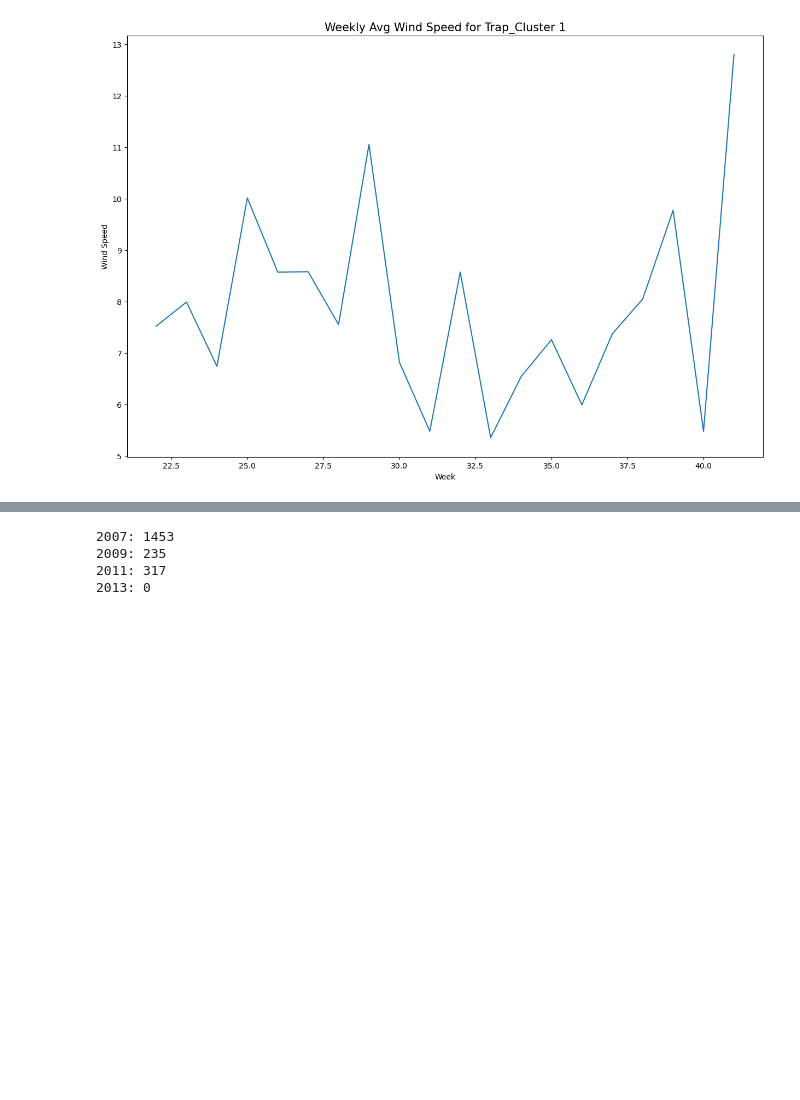
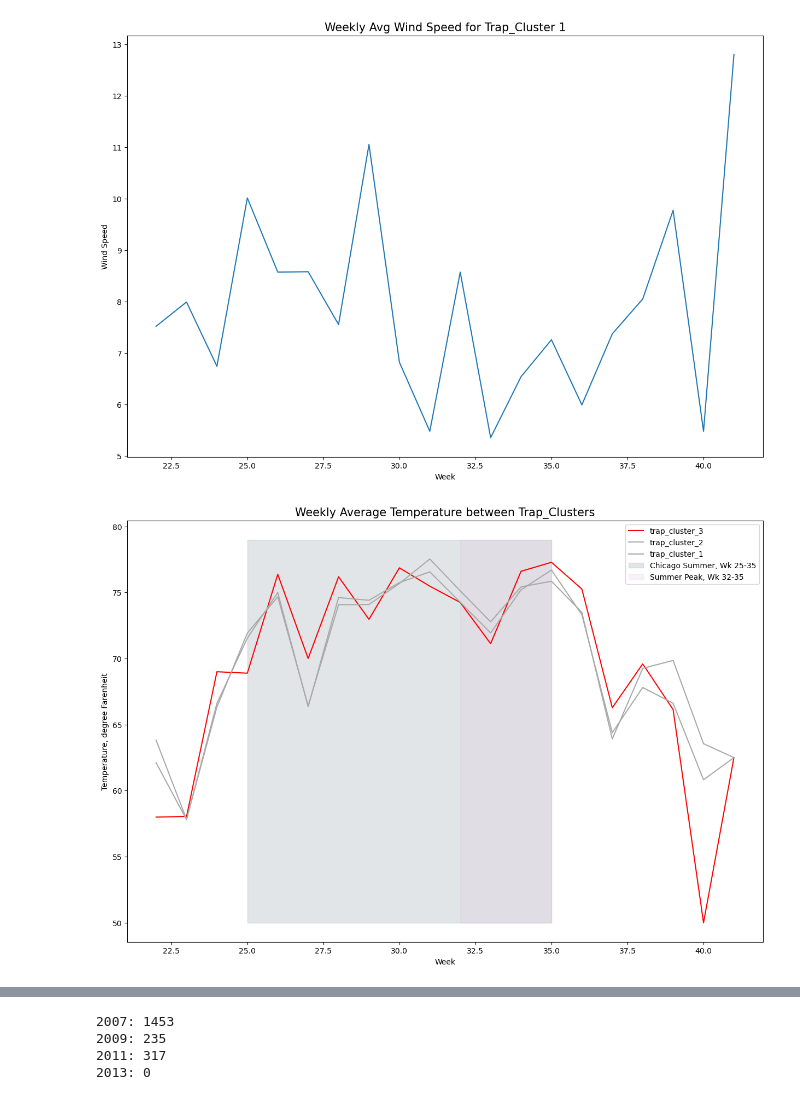
Before and after one commit to tanjunjie30/GA-project-submissions, a Jupyter notebook: Project 4/4_More EDA on Train_plus_Weather.ipynb, the cells around one changed output, grey strips where cells are left out. Saved outputs shown, nothing was run; the diff lists cells and outputs as text; code cells hidden in the pictures; blank space fills up the shorter version.

```diff
--- a/Project 4/4_More EDA on Train_plus_Weather.ipynb
+++ b/Project 4/4_More EDA on Train_plus_Weather.ipynb
@@ -346,3 +346,29 @@ plt.ylabel('Wind Speed')
 plt.xlabel('Week');
 # %% [output]
 [figure]
+# %%
+plt.figure(figsize=(15,10))
+
+trap_cluster_3.groupby('week_x')['Tavg'].mean().plot(label='trap_cluster_3', color='red')
+trap_cluster_2.groupby('week_x')['Tavg'].mean().plot(label='trap_cluster_2', color='darkgray')
+trap_cluster_1.groupby('week_x')['Tavg'].mean().plot(label='trap_cluster_1', color='darkgray')
+
+plt.fill_betweenx(np.arange(50,80), 25, 35, alpha=0.2, color='slategray', label='Chicago Summer, Wk 25-35')
+plt.fill_betweenx(np.arange(50,80), 32, 35, alpha=0.2, color='thistle', label='Summer Peak, Wk 32-35')
+
+
+plt.title('Weekly Average Temperature between Trap_Clusters', fontsize=15)
+plt.ylabel('Temperature, degree Farenheit')
+plt.xlabel('Week')
+plt.legend();
+
+# 25-27 jun
+# 28-31 july
+# 32-35 august
+# 36-38 sep
+
+# In general, we can see that for trap_cluster_3, its temperature ranges tend to be distinct from trap_cluster_2 and trap_cluster_1
+# Once summer begins, Tavg tends to stay above 70 Farenheit consistently which causes more mosquitos to be hatched and result in bigger WnvPresent clusters
+# For this reason, simply using weekly_Tavg_lag_2 and 3 will be strong enough as a signal
+# %% [output]
+[figure, added]
```
Also changed, not shown: parts of 4 cells of this notebook, 4 other files.
